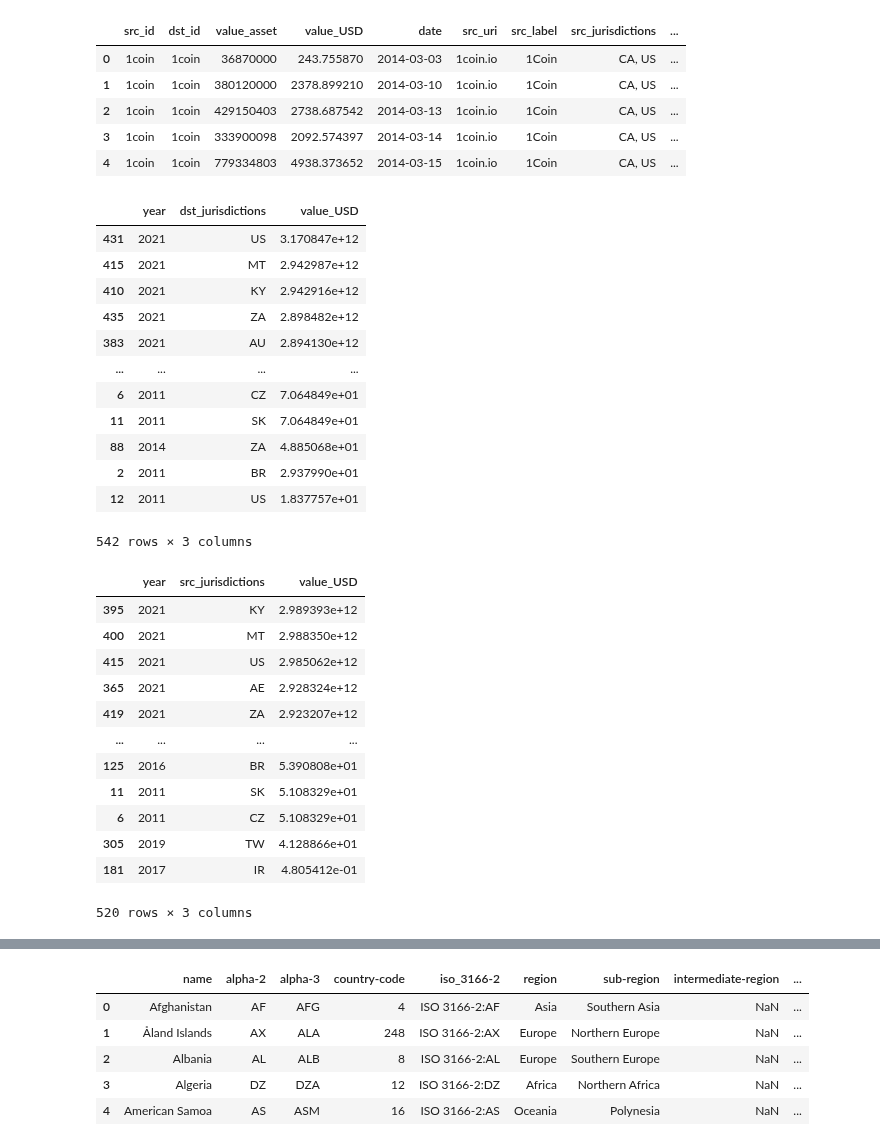
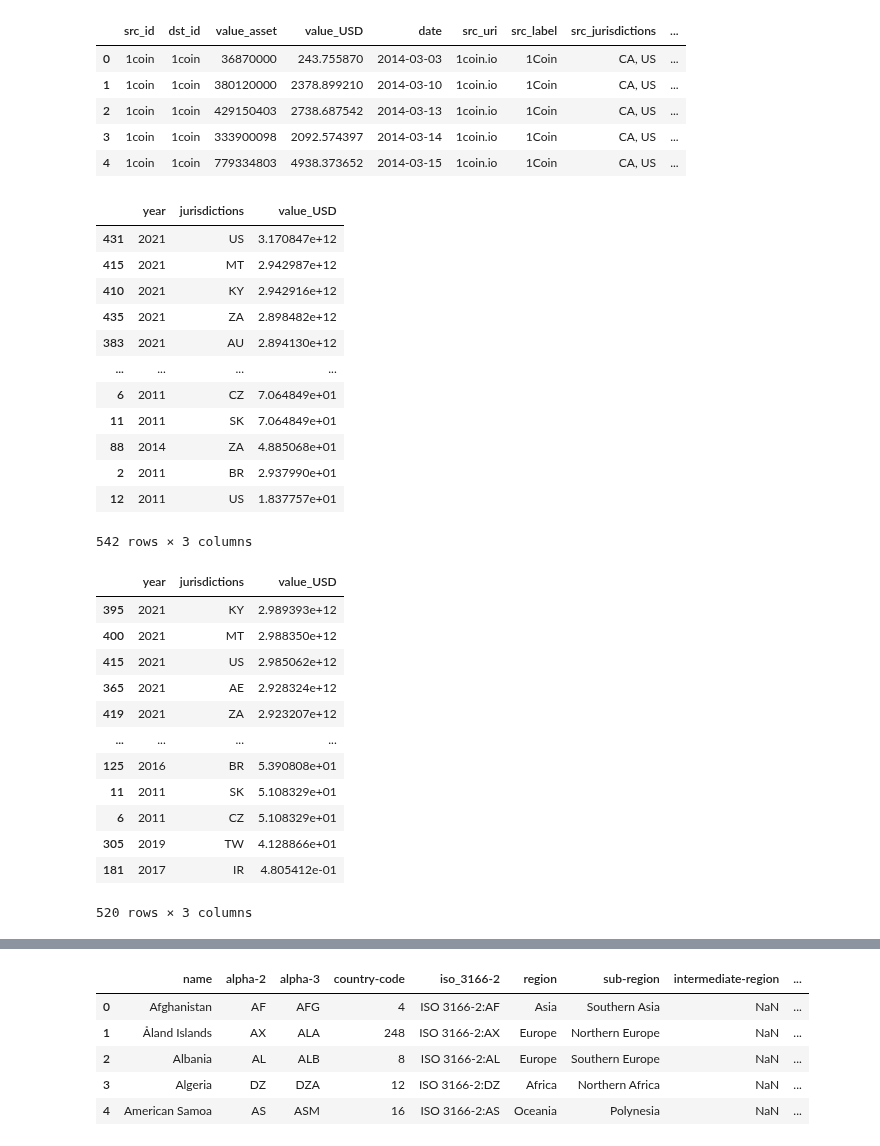
Before and after one commit to FlowDrucka64/MoneyFlow, a Jupyter notebook: data_exploration.ipynb, the cells around one changed output, grey strips where cells are left out. Drawn from its saved outputs; the diff is of its cells as text; code cells hidden in the pictures.

```diff
--- a/data_exploration.ipynb
+++ b/data_exploration.ipynb
@@ -115,25 +116,28 @@ merged_df['date'] = pd.to_datetime(merged_df['date'])
 # %%
 # Create list for jurisdictions
 merged_df = merged_df.assign(src_jurisdictions=merged_df.src_jurisdictions.str.split(','))
 merged_df = merged_df.assign(dst_jurisdictions=merged_df.dst_jurisdictions.str.split(','))
 # Create year column
 merged_df['year'] = merged_df.date.dt.year
 # Create separate columns for each jurisdiction (if we want to split the amounts we have to split amount before)
 merged_df = merged_df.explode('dst_jurisdictions')
 merged_df = merged_df.explode('src_jurisdictions')
 # Strip whitespace
 merged_df.dst_jurisdictions = merged_df.dst_jurisdictions.str.strip()
 merged_df.src_jurisdictions = merged_df.src_jurisdictions.str.strip()
 # Remove flows which aren't x-border
 merged_df = merged_df[merged_df['dst_jurisdictions'] != merged_df['src_jurisdictions']]
 # Grouping
 dst_amounts = merged_df.groupby(['year', 'dst_jurisdictions'])['value_USD'].sum().reset_index()
+dst_amounts = dst_amounts.rename(columns={"dst_jurisdictions":"jurisdictions"})
+
 src_amounts = merged_df.groupby(['year', 'src_jurisdictions'])['value_USD'].sum().reset_index()
+src_amounts = src_amounts.rename(columns={"src_jurisdictions":"jurisdictions"})
 
-display(dst_amounts.sort_values("value_USD",ascending=False))
-display(src_amounts.sort_values("value_USD",ascending=False))
+display(dst_amounts)
+display(src_amounts)
 # %% [output]
-|  | year | dst_jurisdictions | value_USD |
+|  | year | jurisdictions | value_USD |
 | 431 | 2021 | US | 3.170847e+12 |
 | 415 | 2021 | MT | 2.942987e+12 |
 | 410 | 2021 | KY | 2.942916e+12 |
@@ -146,7 +150,7 @@ display(src_amounts.sort_values("value_USD",ascending=False))
 | 2 | 2011 | BR | 2.937990e+01 |
 | 12 | 2011 | US | 1.837757e+01 |
 542 rows × 3 columns
-|  | year | src_jurisdictions | value_USD |
+|  | year | jurisdictions | value_USD |
 | 395 | 2021 | KY | 2.989393e+12 |
 | 400 | 2021 | MT | 2.988350e+12 |
 | 415 | 2021 | US | 2.985062e+12 |
```
Also changed, not shown: parts of 5 cells of this notebook.
